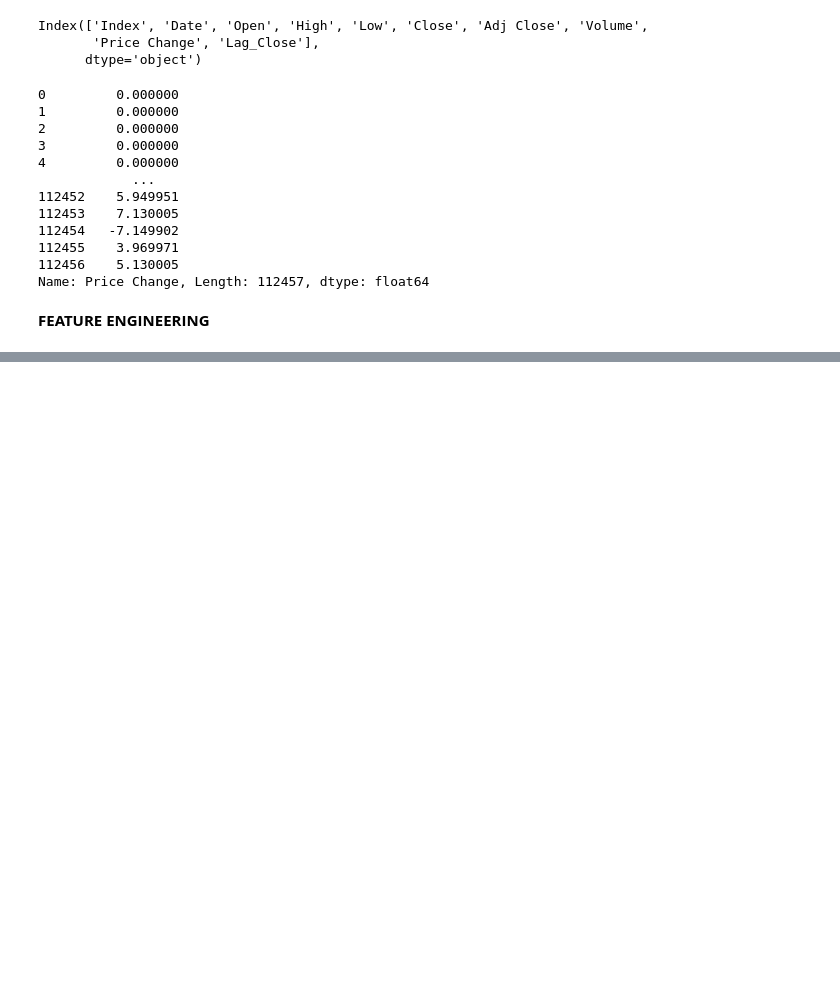
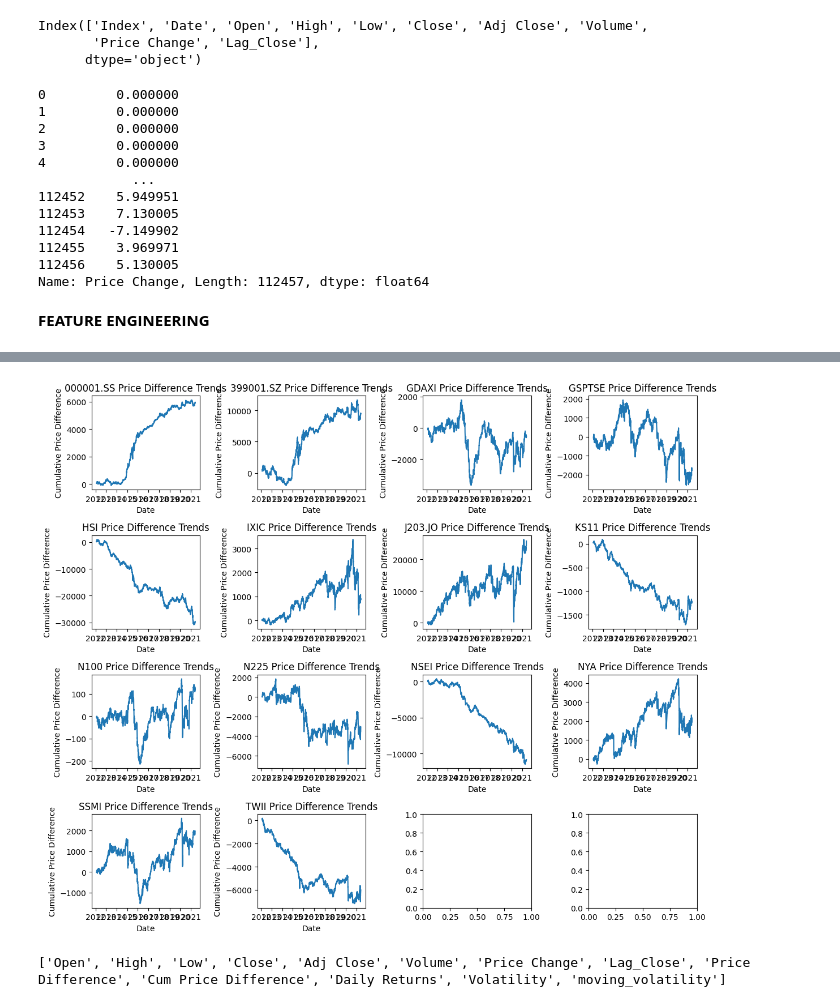
Before and after one commit to sahankrt20/AI_BOOTCAMP_PROJECT, a Jupyter notebook: stock-market-pred.ipynb, the cells around one changed output, grey strips where cells are left out. Drawn from its saved outputs; the diff is of its cells as text; code cells hidden in the pictures; blank space fills up the shorter version.

```diff
--- a/stock-market-pred.ipynb
+++ b/stock-market-pred.ipynb
@@ -288,0 +376,26 @@ plt.show()
+# %%
+ig, ax = plt.subplots(4, 4, figsize=(12, 10))
+
+# iterate over index
+index_list = df['Index'].unique().tolist()
+for i, (index, ax) in enumerate(zip(index_list, ax.flatten())):
+    index_data = df[df['Index'] == index][['Date', 'Cum Price Difference']]
+
+    # histogram plot
+    ax.plot(index_data['Date'], index_data['Cum Price Difference'])
+    ax.set_title(f"{index} Price Difference Trends")
+
+    # set labels
+    ax.set_xlabel('Date')
+    ax.set_ylabel('Cumulative Price Difference')
+    plt.tight_layout()
+
+plt.show()
+# %% [output]
+[figure, added]
+# %%
+# Get columns with numeric types
+numeric_columns = [col for col in df.columns if df[col].dtype in ['int64', 'float64']]
+print(numeric_columns)
+# %% [output]
+['Open', 'High', 'Low', 'Close', 'Adj Close', 'Volume', 'Price Change', 'Lag_Close', 'Price Difference', 'Cum Price Difference', 'Daily Returns', 'Volatility', 'moving_volatility']
```
Also changed, not shown: parts of 39 cells of this notebook.
